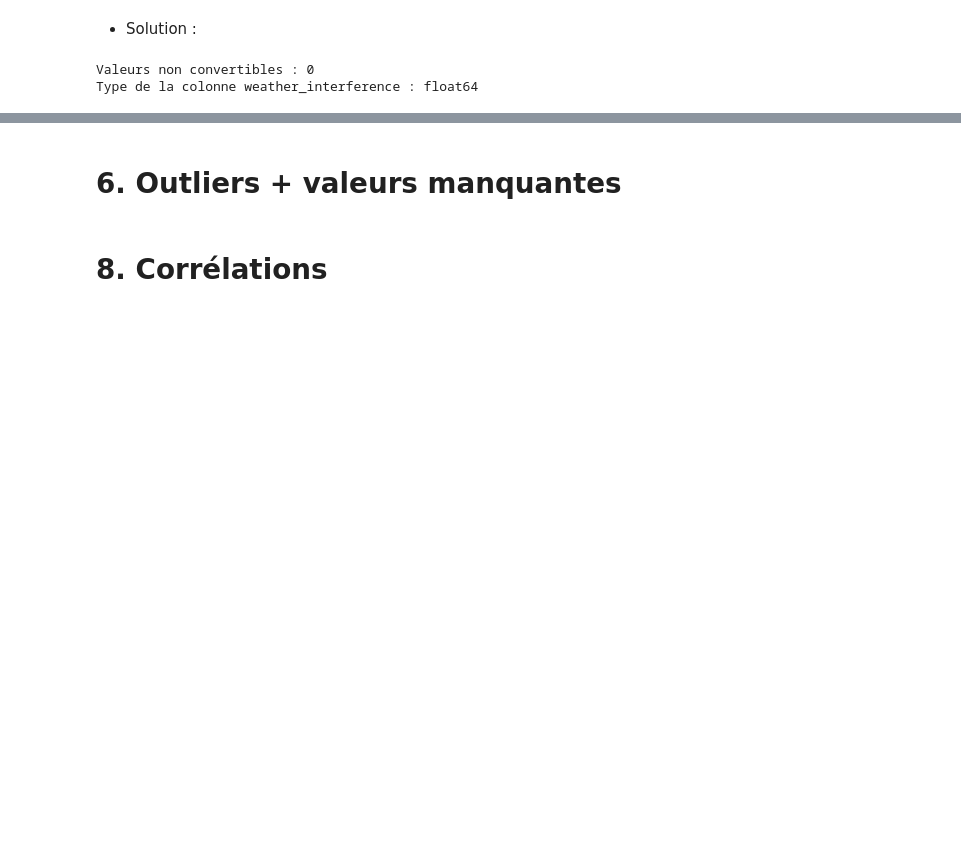
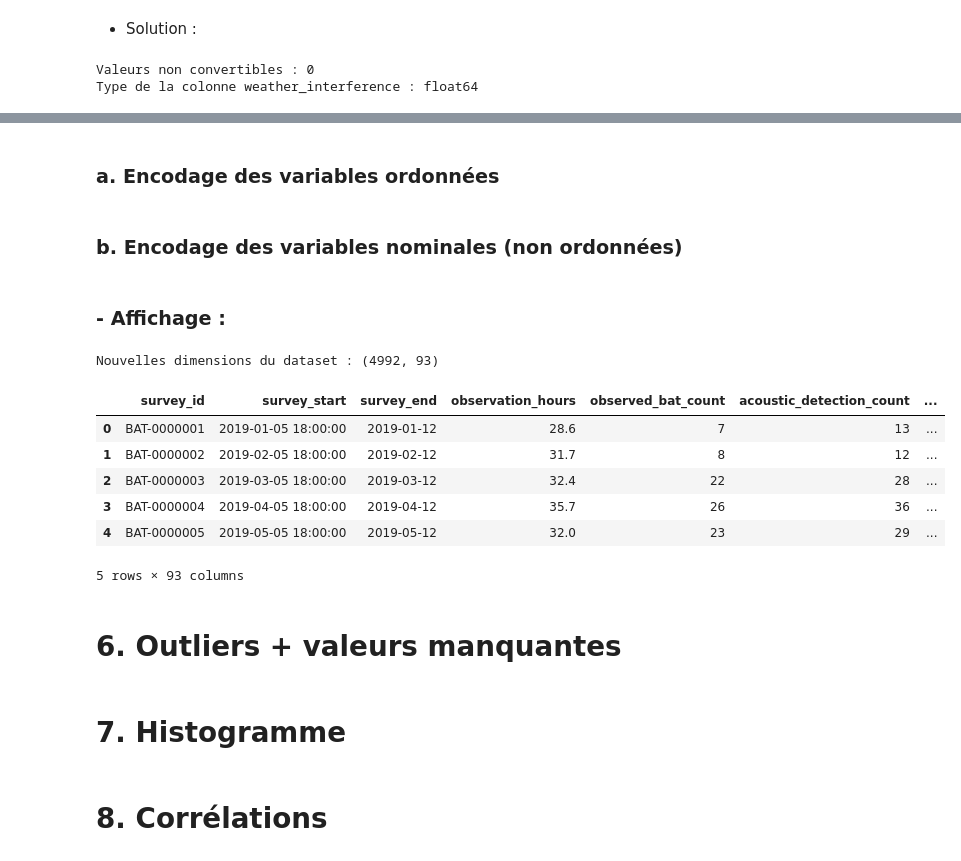
Before and after one commit to HananeDjouadi/G05-DataMining-2627, a Jupyter notebook: data/ecology/bat_surveys.ipynb, the cells around one changed output, grey strips where cells are left out. Drawn from its saved outputs; the diff is of its cells as text; code cells hidden in the pictures; blank space fills up the shorter version.

Commit message:
gestion de valeurs categorielles (ordonnees->1,2,3 / nominales->oneHotEncoding)

```diff
--- a/data/ecology/bat_surveys.ipynb
+++ b/data/ecology/bat_surveys.ipynb
@@ -526,4 +537,37 @@ Type de la colonne weather_interference : float64
+# %% [markdown]
+### a. Encodage des variables ordonnées
+# %%
+# 1. Encodage des variables ORDONNÉES (survey_quality)
+# On respecte la hiérarchie en attribuant des chiffres
+mapping_quality = {'limited': 1, 'acceptable': 2, 'high': 3}
+df['survey_quality'] = df['survey_quality'].map(mapping_quality)
+# %% [markdown]
+### b. Encodage des variables nominales (non ordonnées)
+# %%
+# 2. ONE-HOT ENCODING strict pour les variables NOMINALES (non ordonnées)
+cols_nominales = ['survey_method', 'observer_team', 'site_code']
+
+# L'option drop_first=False garantit qu'on fait bien un One-Hot Encoding (toutes les colonnes sont conservées)
+# L'option dtype=int permet d'avoir des 0 et des 1
+df = pd.get_dummies(df, columns=cols_nominales, drop_first=False, dtype=int)
+# %% [markdown]
+### - Affichage :
+# %%
+# Affichage des infos pour vérifier que toutes les nouvelles colonnes ont bien été créées
+print("Nouvelles dimensions du dataset :", df.shape)
+display(df.head())
+# %% [output]
+Nouvelles dimensions du dataset : (4992, 93)
+|  | survey_id | survey_start | survey_end | observation_hours | observed_bat_count | acoustic_detection_count | ... |
+| 0 | BAT-0000001 | 2019-01-05 18:00:00 | 2019-01-12 | 28.6 | 7 | 13 | ... |
+| 1 | BAT-0000002 | 2019-02-05 18:00:00 | 2019-02-12 | 31.7 | 8 | 12 | ... |
+| 2 | BAT-0000003 | 2019-03-05 18:00:00 | 2019-03-12 | 32.4 | 22 | 28 | ... |
+| 3 | BAT-0000004 | 2019-04-05 18:00:00 | 2019-04-12 | 35.7 | 26 | 36 | ... |
+| 4 | BAT-0000005 | 2019-05-05 18:00:00 | 2019-05-12 | 32.0 | 23 | 29 | ... |
+5 rows × 93 columns
 # %% [markdown]
 # 6. Outliers + valeurs manquantes
+# %% [markdown]
+# 7. Histogramme
 # %% [markdown]
 # 8. Corrélations
```
Also changed, not shown: parts of 6 cells of this notebook.
